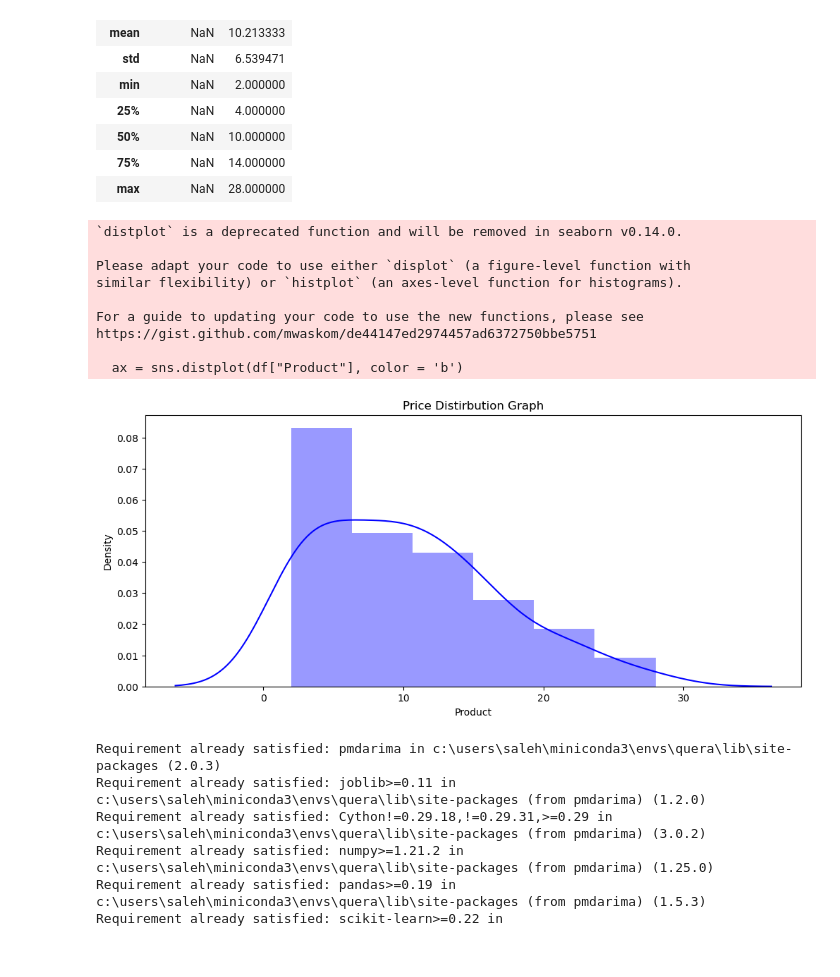
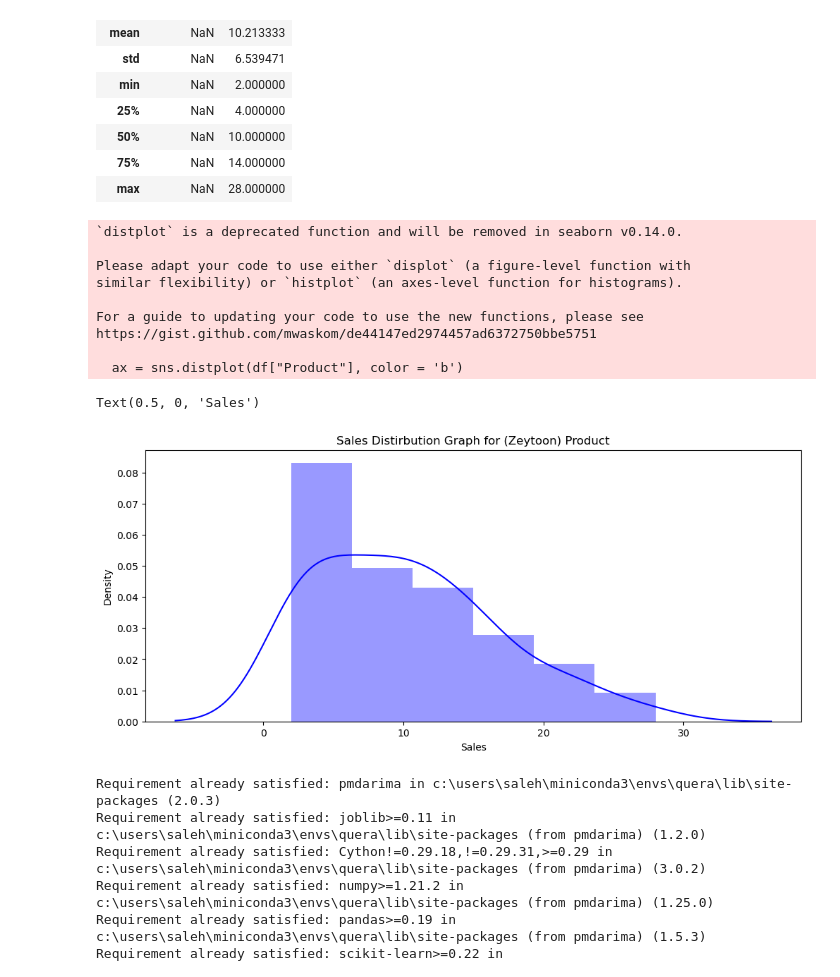
Before and after one commit to mr-robot77/Sales-Data-Analysis, a Jupyter notebook: NetSales Visualization and Connector.ipynb, the cells around one changed output. Saved outputs shown, nothing was run; the diff lists cells and outputs as text; code cells hidden in the pictures.

```diff
--- a/NetSales Visualization and Connector.ipynb
+++ b/NetSales Visualization and Connector.ipynb
@@ -334,19 +334,21 @@ df.describe(include='all')
 | max | NaN | 28.000000 |
 # %%
 plt.figure(figsize=(12,5))
-plt.title("Price Distirbution Graph")
+plt.title("Sales Distirbution Graph for (Zeytoon) Product")
 ax = sns.distplot(df["Product"], color = 'b')
+plt.xlabel("Sales")
 # %% [output]
 `distplot` is a deprecated function and will be removed in seaborn v0.14.0.
 
 Please adapt your code to use either `displot` (a figure-level function with
 similar flexibility) or `histplot` (an axes-level function for histograms).
 
 For a guide to updating your code to use the new functions, please see
 https://gist.github.com/mwaskom/de44147ed2974457ad6372750bbe5751
 
   ax = sns.distplot(df["Product"], color = 'b')
+Text(0.5, 0, 'Sales')
-[figure, old version]
+[figure, new version]
 # %%
 ! pip install pmdarima
 from pmdarima import auto_arima
```
Also changed, not shown: parts of 3 cells of this notebook.
